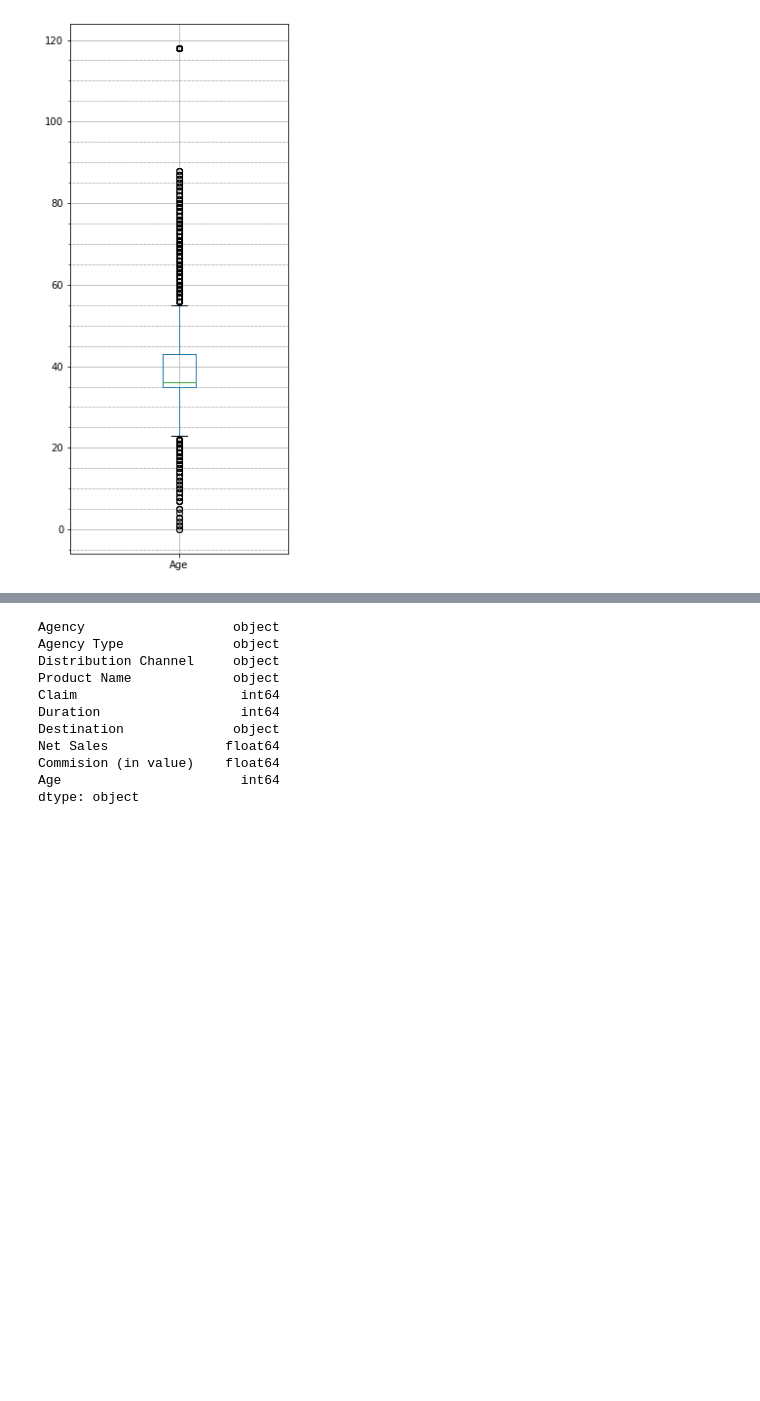
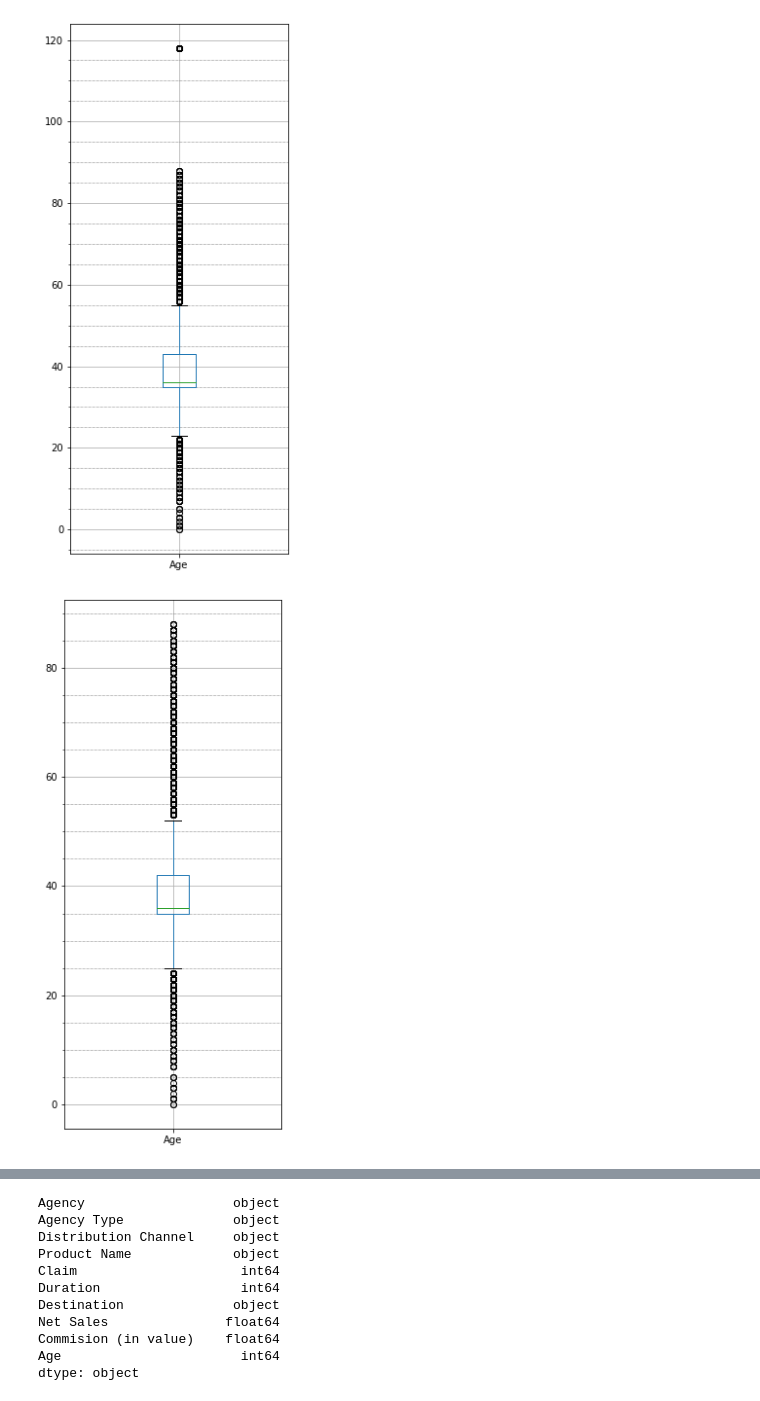
Before and after one commit to SilviaEiden/Data_Science_Final_Project_Group_6, a Jupyter notebook: Travel_Insurance_Cleaning.ipynb, the cells around one changed output, grey strips where cells are left out. Drawn from its saved outputs; the diff is of its cells as text; code cells hidden in the pictures; blank space fills up the shorter version.

```diff
--- a/Travel_Insurance_Cleaning.ipynb
+++ b/Travel_Insurance_Cleaning.ipynb
@@ -262,6 +303,14 @@ ax.grid(which='minor', linestyle=':', linewidth='0.5', color='black')
 # %%
 # Remove 118 years outlier
 travel_ins_df = travel_ins_df.loc[travel_ins_df["Age"] < 118]
+# %%
+# Create a boxplot for Age to check
+fig, ax = plt.subplots(figsize=(4,10))
+travel_ins_df.boxplot(column='Age', return_type='axes')
+ax.minorticks_on()
+ax.grid(which='minor', linestyle=':', linewidth='0.5', color='black')
+# %% [output]
+[figure, added]
 # %%
 print(travel_ins_df.shape)
 travel_ins_df.head()
```
Also changed, not shown: parts of 11 cells of this notebook.
